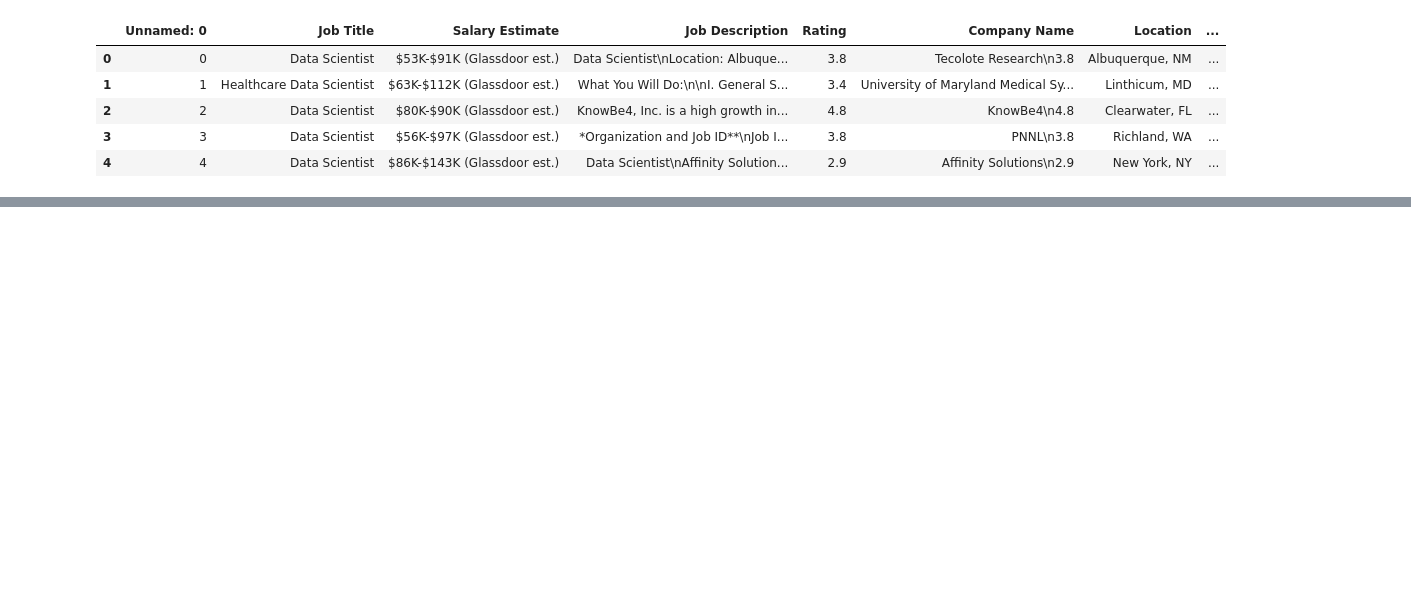
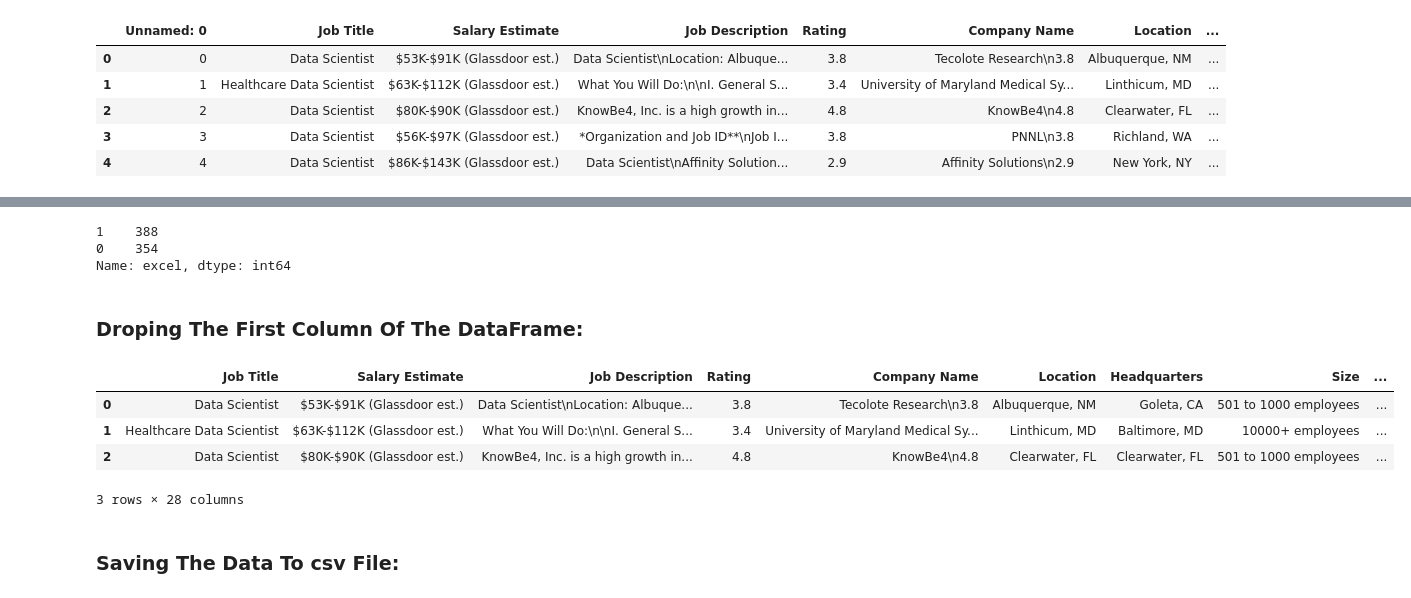
Before and after one commit to samir1968/ds_salary_proj, a Jupyter notebook: data_collection.ipynb, the cells around one changed output, grey strips where cells are left out. Drawn from its saved outputs; the diff is of its cells as text; code cells hidden in the pictures; blank space fills up the shorter version.

```diff
--- a/data_collection.ipynb
+++ b/data_collection.ipynb
@@ -12,0 +403,2 @@ df.head()
+# %%
+df2["spark"] = df2["Job Description"].apply(lambda x: 1 if "spark" in x.lower() else 0)
@@ -12,0 +421,2 @@ df.head()
+# %%
+df2["aws"] = df2["Job Description"].apply(lambda x: 1 if "aws" in x.lower() else 0)
@@ -12,0 +439,2 @@ df.head()
+# %%
+df2["excel"] = df2["Job Description"].apply(lambda x: 1 if "excel" in x.lower() else 0)
@@ -12,0 +449,20 @@ df.head()
+# %%
+df2["excel"].value_counts()
+# %% [output]
+1    388
+0    354
+Name: excel, dtype: int64
+# %% [markdown]
+### Droping The First Column Of The DataFrame:
+# %%
+df_out = df2.drop("Unnamed: 0", axis=1)
+# %%
+df_out.head(3)
+# %% [output]
+|  | Job Title | Salary Estimate | Job Description | Rating | Company Name | Location | Headquarters | Size | ... |
+| 0 | Data Scientist | $53K-$91K (Glassdoor est.) | Data Scientist\nLocation: Albuque... | 3.8 | Tecolote Research\n3.8 | Albuquerque, NM | Goleta, CA | 501 to 1000 employees | ... |
+| 1 | Healthcare Data Scientist | $63K-$112K (Glassdoor est.) | What You Will Do:\n\nI. General S... | 3.4 | University of Maryland Medical Sy... | Linthicum, MD | Baltimore, MD | 10000+ employees | ... |
+| 2 | Data Scientist | $80K-$90K (Glassdoor est.) | KnowBe4, Inc. is a high growth in... | 4.8 | KnowBe4\n4.8 | Clearwater, FL | Clearwater, FL | 501 to 1000 employees | ... |
+3 rows × 28 columns
+# %% [markdown]
+### Saving The Data To csv File:
```
Also changed, not shown: parts of 60 cells of this notebook, 2 other files.
